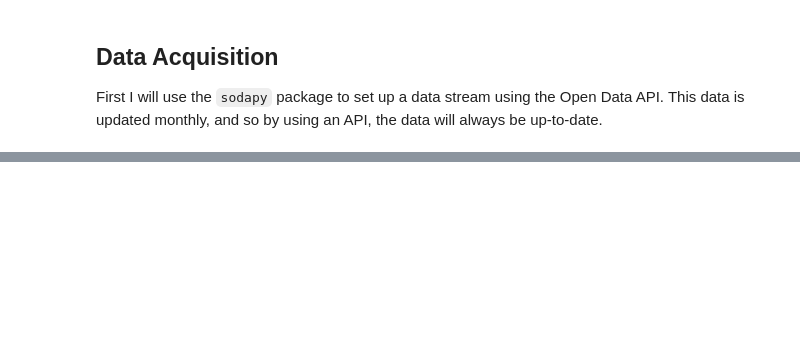
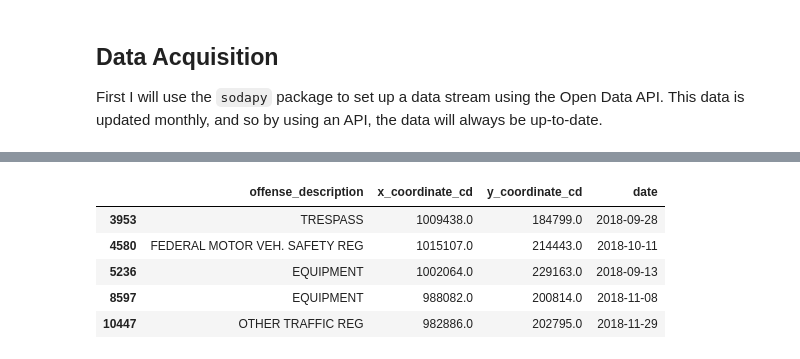
Before and after one commit to aliceafriedman/data608_final, a Jupyter notebook: docs/Final Project Data Acquisition & Cleaning.ipynb, the cells around one changed output, grey strips where cells are left out. Cells and saved outputs as stored; diff of their text form; code cells hidden in the pictures; blank space fills up the shorter version.

```diff
--- a/docs/Final Project Data Acquisition & Cleaning.ipynb
+++ b/docs/Final Project Data Acquisition & Cleaning.ipynb
@@ -14,2 +8,2 @@ import pandas as pd
 # %%
-summons_raw = pd.read_csv("/scratch/NYPD_Criminal_Court_Summons__Historic_.csv")
+summons_raw = pd.read_csv("~/data608_final/docs/scratch/NYPD_Criminal_Court_Summons__Historic_.csv")
@@ -17,0 +30,14 @@ FileNotFoundError: [Errno 2] File /scratch/NYPD_Criminal_Court_Summons__Historic
+# %%
+cols = ['OFFENSE_DESCRIPTION', 'SUMMONS_CATEGORY_TYPE,''X_COORDINATE_CD', 'Y_COORDINATE_CD']
+
+df = summons_raw[cols].assign(
+    date = pd.to_datetime(summons_raw['SUMMONS_DATE'], infer_datetime_format=True)
+)
+# %%
+mini_df = df[df['date'] > datetime.datetime(2019, 1, 1)]
+# %%
+new_names = [col.lower() for col in mini_df.columns]
+mini_df.columns = new_names
+loc = "~/data608_final/docs/scratch/mini_df."
+mini_df.to_csv(loc+"csv")
+mini_df.to_json(loc+"json")
@@ -17,0 +58,9 @@ FileNotFoundError: [Errno 2] File /scratch/NYPD_Criminal_Court_Summons__Historic
+# %%
+mini_df.head()
+# %% [output]
+|  | offense_description | x_coordinate_cd | y_coordinate_cd | date |
+| 3953 | TRESPASS | 1009438.0 | 184799.0 | 2018-09-28 |
+| 4580 | FEDERAL MOTOR VEH. SAFETY REG | 1015107.0 | 214443.0 | 2018-10-11 |
+| 5236 | EQUIPMENT | 1002064.0 | 229163.0 | 2018-09-13 |
+| 8597 | EQUIPMENT | 988082.0 | 200814.0 | 2018-11-08 |
+| 10447 | OTHER TRAFFIC REG | 982886.0 | 202795.0 | 2018-11-29 |
```
Also changed, not shown: parts of 8 cells of this notebook, 3 other files.
